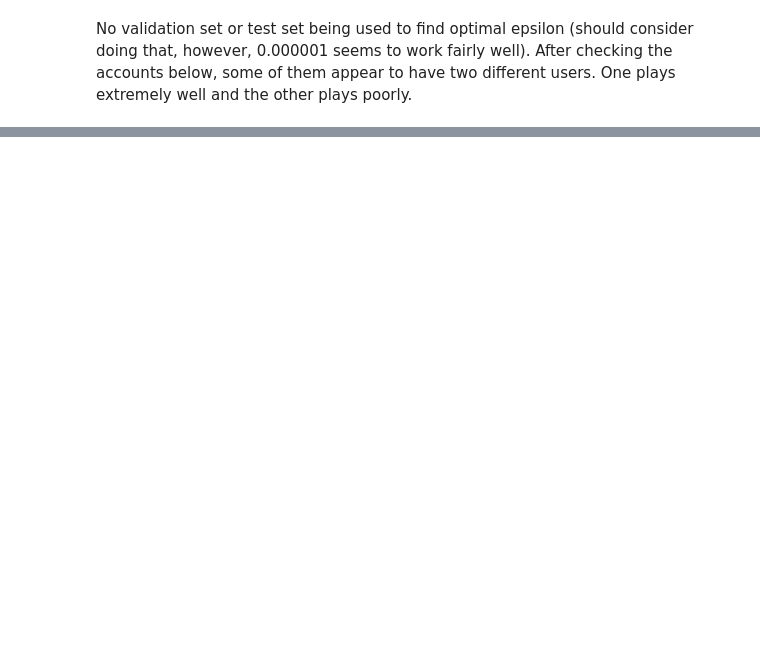
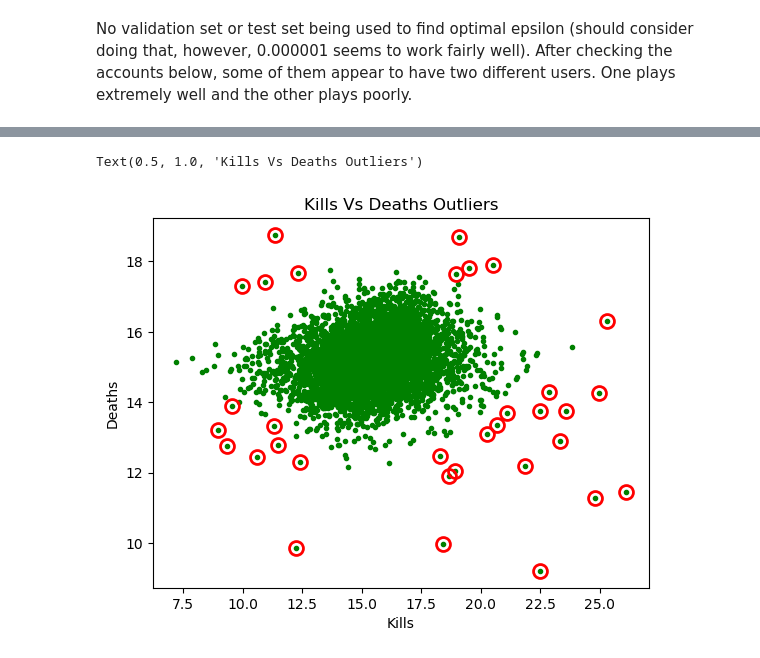
Before and after one commit to alecrmeyer/valmine, a Jupyter notebook: Analysis/SmurfAnomalyDetection.ipynb, the cells around one changed output, grey strips where cells are left out. Saved outputs shown, nothing was run; the diff lists cells and outputs as text; code cells hidden in the pictures; blank space fills up the shorter version.

```diff
--- a/Analysis/SmurfAnomalyDetection.ipynb
+++ b/Analysis/SmurfAnomalyDetection.ipynb
@@ -228,5 +83,16 @@ anomalies.shape[0]
 # %%
 anom_true = anomalies[(anomalies["anomaly"] == -1)]
+# %%
+plt.plot(avg_data["kills"], avg_data["deaths"], 'g.')
+
+plt.plot(anom_true["kills"].to_numpy(), anom_true["deaths"].to_numpy(), 'or',
+         markersize= 10,markerfacecolor='none', markeredgewidth=2)
+plt.xlabel("Kills")
+plt.ylabel("Deaths")
+plt.title("Kills Vs Deaths Outliers")
+# %% [output]
+Text(0.5, 1.0, 'Kills Vs Deaths Outliers')
+[figure, added]
 # %%
 anom_true
 # %% [output]
```
Also changed, not shown: parts of 29 cells of this notebook.
